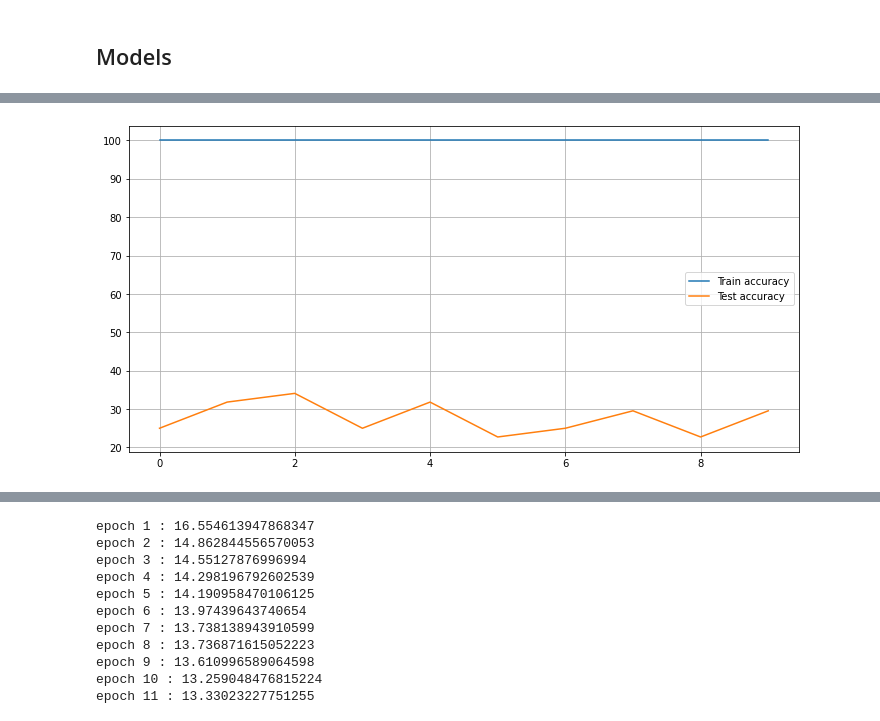
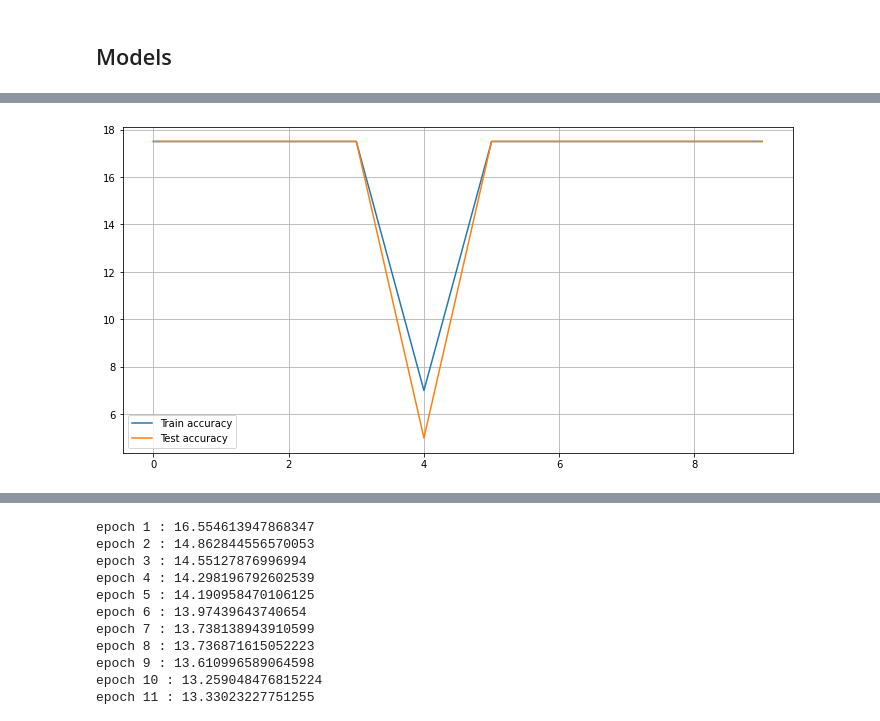
Before and after one commit to lacoupe/BCVS, a Jupyter notebook: SW/size_strategy.ipynb, the cells around one changed output, grey strips where cells are left out. Drawn from its saved outputs; the diff is of its cells as text; code cells hidden in the pictures.

```diff
--- a/SW/size_strategy.ipynb
+++ b/SW/size_strategy.ipynb
@@ -545,6 +571,0 @@ c0 = torch.randn(num_layers, batch_size, hidden_size)
-# %%
-b = 1
-mini_batch_size = 10
-input = X_train.narrow(0, b, mini_batch_size)
-output, (hn, cn) = rnn(input, (h0, c0))
-output.shape
@@ -556,0 +572,10 @@ torch.Size([10, 90, 20])
+# %%
+def output_to_loss(model, X, y):
+    nb_errors = 0
+    loss = 0
+    criterion = nn.BCELoss()
+    for b in range(0, X.size(0)):
+        output = model(X.narrow(0, b, 1))
+        loss += criterion(output, y.narrow(0, b, 1))
+
+    return loss
@@ -627 +652,25 @@ torch.Size([10, 90, 5])
+# %%
+class LSTM(nn.Module):
+
+    def __init__(self, input_size, output_size, hidden_size=5, num_layers=2, dropout=0):
+        super(LSTM, self).__init__()
+        self.input_size = input_size
+        self.output_size = output_size
+        self.hidden_size = hidden_size
+        self.num_layers = num_layers
+        self.dropout = dropout
+
+        self.lstm = nn.LSTM(input_size=input_size, hidden_size=hidden_size, num_layers=num_layers, batch_first=True, dropout=dropout)
+        self.fc = nn.Linear(hidden_size, output_size)
+        self.sigmoid = nn.Sigmoid()
+        self.relu = nn.ReLU()
+
+    def forward(self, x):
+        h0 = torch.randn(num_layers, x.size(0), hidden_size)
+        c0 = torch.randn(num_layers, x.size(0), hidden_size)
+        x, _ = self.lstm(x, (h0, c0))
+        x = self.relu(x)
+        x = self.sigmoid(self.fc(x[:, -1, :]))
+
+        return x
 # %%
@@ -676,9 +746,9 @@ ValueError: Using a target size (torch.Size([10, 5])) that is different to the i
 # %%
 fig = plt.figure(figsize=(12,6))
-plt.plot(list(range(nb_epochs)), train_acc_list, label='Train accuracy')
-plt.plot(list(range(nb_epochs)), test_acc_list, label='Test accuracy')
+plt.plot(list(range(nb_epochs)), train_accu_list, label='Train accuracy')
+plt.plot(list(range(nb_epochs)), test_accu_list, label='Test accuracy')
 plt.legend()
 plt.grid()
 plt.show()
 # %% [output]
-[figure, old version]
+[figure, new version]
```
Also changed, not shown: parts of 51 cells of this notebook.
